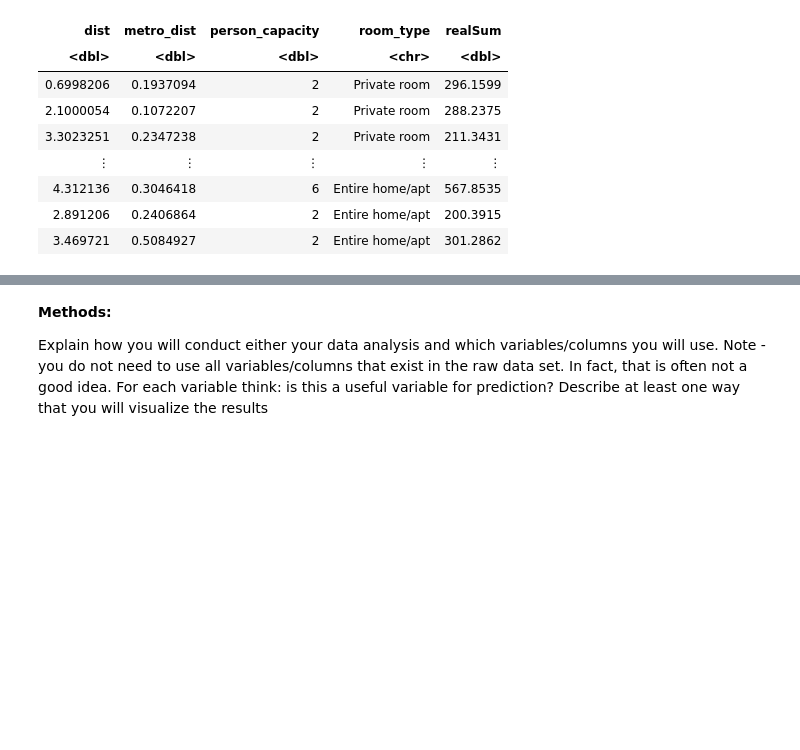
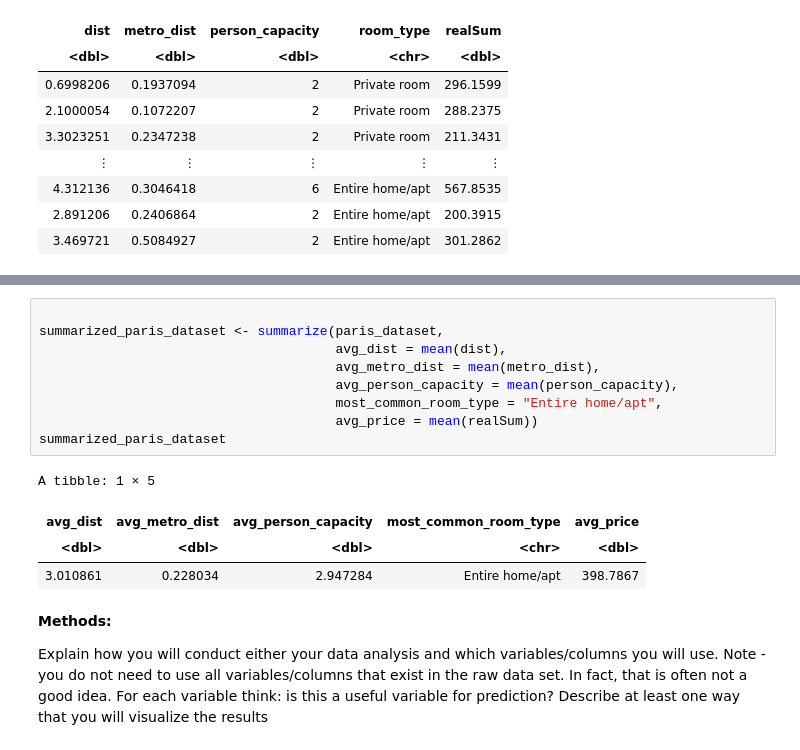
Before and after one commit to chadsc79/dsci-100-2022w2-group-7-section-005, a Jupyter notebook: dsci100_group_project_proposal_005_group_7.ipynb, the cells around one changed output, grey strips where cells are left out. Drawn from its saved outputs; the diff is of its cells as text; blank space fills up the shorter version.

Commit message:
Made a table with the summary statistics

```diff
--- a/dsci100_group_project_proposal_005_group_7.ipynb
+++ b/dsci100_group_project_proposal_005_group_7.ipynb
@@ -101,3 +111,17 @@ A tibble: 3130 × 5
+# %%
+
+summarized_paris_dataset <- summarize(paris_dataset,
+                                      avg_dist = mean(dist),
+                                      avg_metro_dist = mean(metro_dist),
+                                      avg_person_capacity = mean(person_capacity),
+                                      most_common_room_type = "Entire home/apt",
+                                      avg_price = mean(realSum))
+summarized_paris_dataset
+# %% [output]
+A tibble: 1 × 5
+| avg_dist | avg_metro_dist | avg_person_capacity | most_common_room_type | avg_price |
+| <dbl> | <dbl> | <dbl> | <chr> | <dbl> |
+| 3.010861 | 0.228034 | 2.947284 | Entire home/apt | 398.7867 |
 # %% [markdown]
 **Methods:**
 
```
Also changed, not shown: parts of 1 cell of this notebook.
